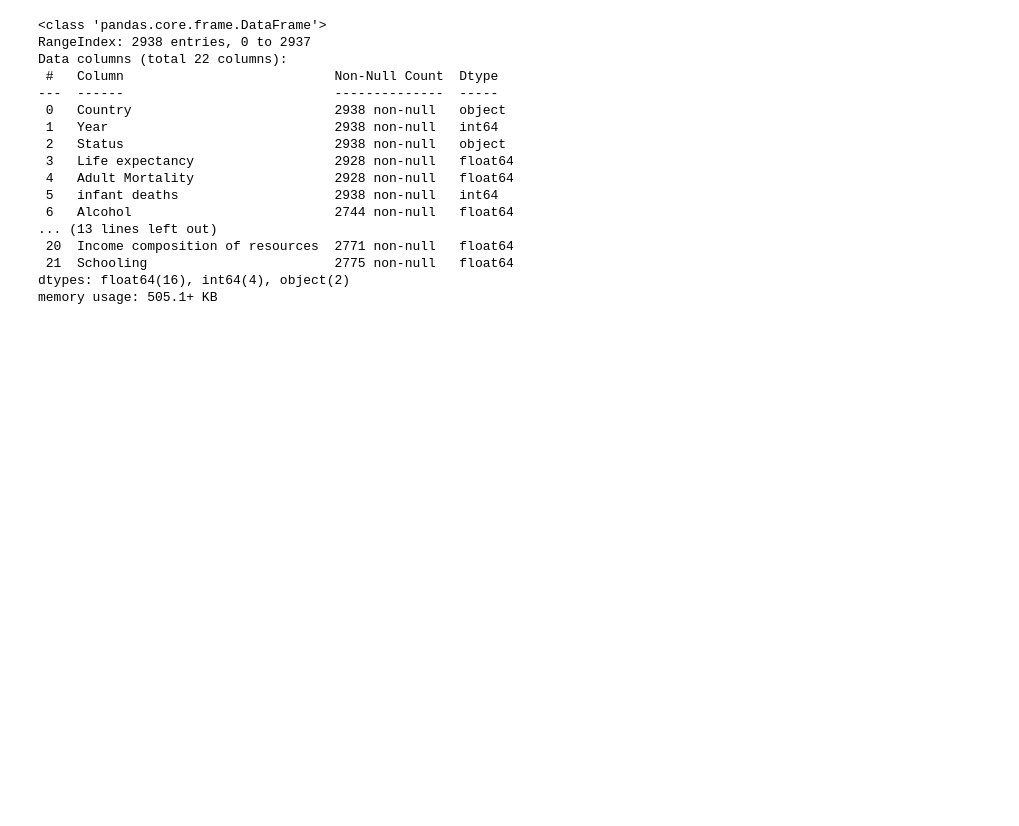
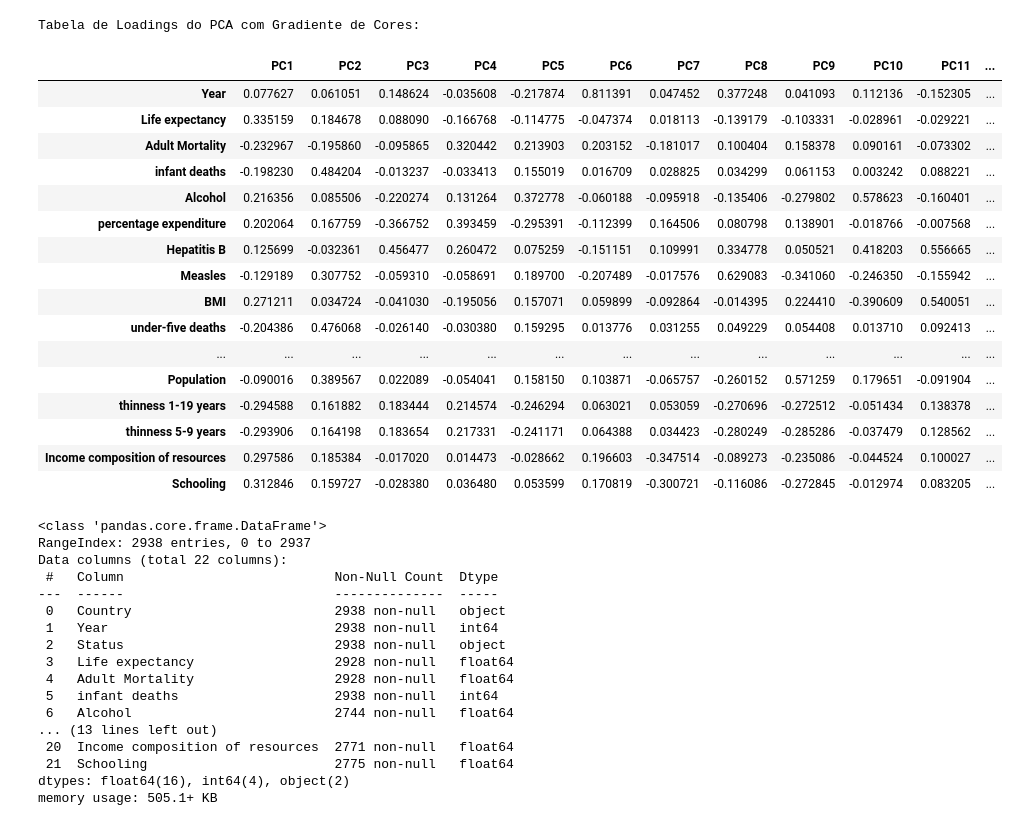
Before and after one commit to lucapcf/AM_T1, a Jupyter notebook: life_expectancy.ipynb, the cells around one changed output. Cells and saved outputs as stored; diff of their text form; code cells hidden in the pictures; blank space fills up the shorter version.

```diff
--- a/life_expectancy.ipynb
+++ b/life_expectancy.ipynb
@@ -68,3 +96,28 @@ Albania                  16
+# %%
+loadings = pd.DataFrame(pca.components_.T, columns=[f'PC{i+1}' for i in range(len(pca.components_))], index=numeric_cols)
+
+print("Tabela de Loadings do PCA com Gradiente de Cores:")
+styled_loadings = loadings.style.background_gradient(cmap='coolwarm', axis=None)
+styled_loadings
+# %% [output]
+Tabela de Loadings do PCA com Gradiente de Cores:
+|  | PC1 | PC2 | PC3 | PC4 | PC5 | PC6 | PC7 | PC8 | PC9 | PC10 | PC11 | ... |
+| Year | 0.077627 | 0.061051 | 0.148624 | -0.035608 | -0.217874 | 0.811391 | 0.047452 | 0.377248 | 0.041093 | 0.112136 | -0.152305 | ... |
+| Life expectancy | 0.335159 | 0.184678 | 0.088090 | -0.166768 | -0.114775 | -0.047374 | 0.018113 | -0.139179 | -0.103331 | -0.028961 | -0.029221 | ... |
+| Adult Mortality | -0.232967 | -0.195860 | -0.095865 | 0.320442 | 0.213903 | 0.203152 | -0.181017 | 0.100404 | 0.158378 | 0.090161 | -0.073302 | ... |
+| infant deaths | -0.198230 | 0.484204 | -0.013237 | -0.033413 | 0.155019 | 0.016709 | 0.028825 | 0.034299 | 0.061153 | 0.003242 | 0.088221 | ... |
+| Alcohol | 0.216356 | 0.085506 | -0.220274 | 0.131264 | 0.372778 | -0.060188 | -0.095918 | -0.135406 | -0.279802 | 0.578623 | -0.160401 | ... |
+| percentage expenditure | 0.202064 | 0.167759 | -0.366752 | 0.393459 | -0.295391 | -0.112399 | 0.164506 | 0.080798 | 0.138901 | -0.018766 | -0.007568 | ... |
+| Hepatitis B | 0.125699 | -0.032361 | 0.456477 | 0.260472 | 0.075259 | -0.151151 | 0.109991 | 0.334778 | 0.050521 | 0.418203 | 0.556665 | ... |
+| Measles | -0.129189 | 0.307752 | -0.059310 | -0.058691 | 0.189700 | -0.207489 | -0.017576 | 0.629083 | -0.341060 | -0.246350 | -0.155942 | ... |
+| BMI | 0.271211 | 0.034724 | -0.041030 | -0.195056 | 0.157071 | 0.059899 | -0.092864 | -0.014395 | 0.224410 | -0.390609 | 0.540051 | ... |
+| under-five deaths | -0.204386 | 0.476068 | -0.026140 | -0.030380 | 0.159295 | 0.013776 | 0.031255 | 0.049229 | 0.054408 | 0.013710 | 0.092413 | ... |
+| ... | ... | ... | ... | ... | ... | ... | ... | ... | ... | ... | ... | ... |
+| Population | -0.090016 | 0.389567 | 0.022089 | -0.054041 | 0.158150 | 0.103871 | -0.065757 | -0.260152 | 0.571259 | 0.179651 | -0.091904 | ... |
+| thinness 1-19 years | -0.294588 | 0.161882 | 0.183444 | 0.214574 | -0.246294 | 0.063021 | 0.053059 | -0.270696 | -0.272512 | -0.051434 | 0.138378 | ... |
+| thinness 5-9 years | -0.293906 | 0.164198 | 0.183654 | 0.217331 | -0.241171 | 0.064388 | 0.034423 | -0.280249 | -0.285286 | -0.037479 | 0.128562 | ... |
+| Income composition of resources | 0.297586 | 0.185384 | -0.017020 | 0.014473 | -0.028662 | 0.196603 | -0.347514 | -0.089273 | -0.235086 | -0.044524 | 0.100027 | ... |
+| Schooling | 0.312846 | 0.159727 | -0.028380 | 0.036480 | 0.053599 | 0.170819 | -0.300721 | -0.116086 | -0.272845 | -0.012974 | 0.083205 | ... |
 # %%
 df.info()
 # %% [output]
```
Also changed, not shown: parts of 5 cells of this notebook.
